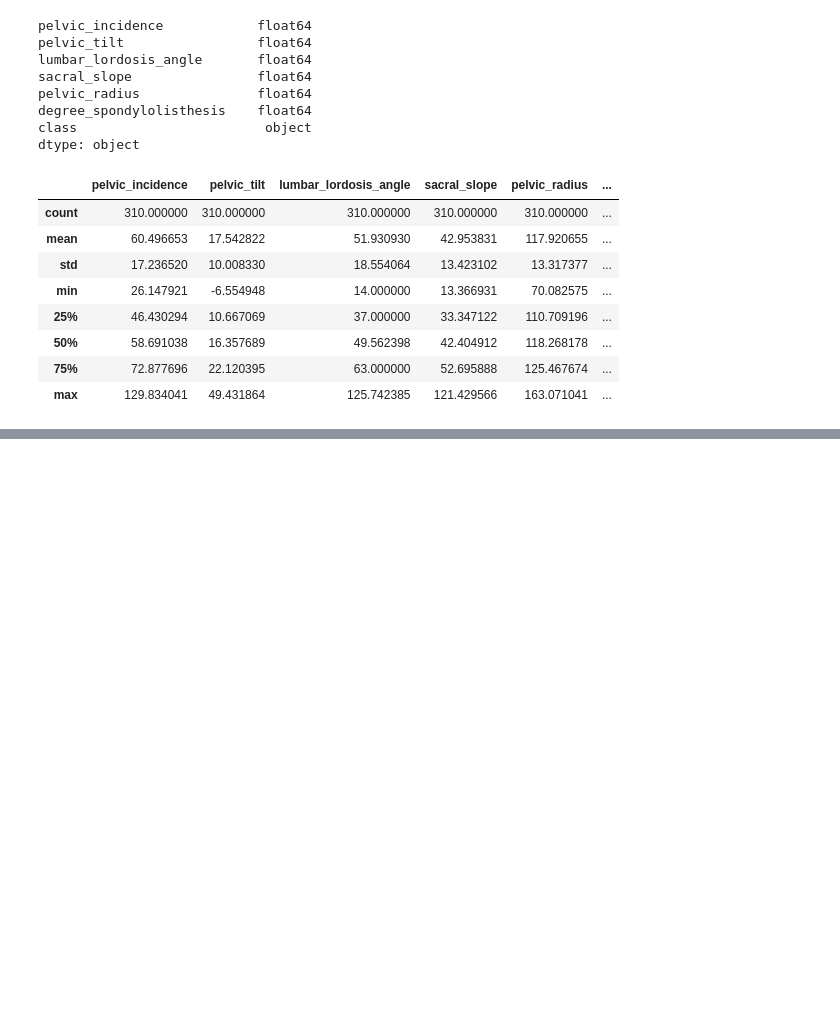
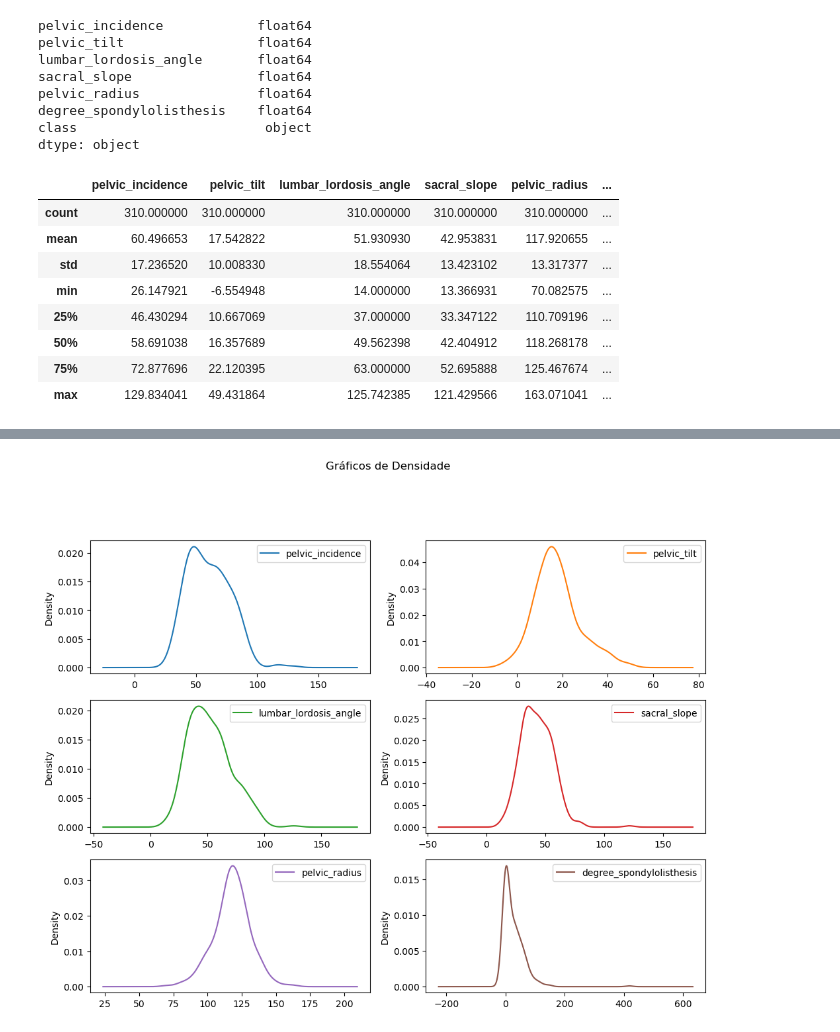
Before and after one commit to OPeaga/AWS_Academy_Labs, a Jupyter notebook: LAB3.1_my_first_aws_notebook.ipynb, the cells around one changed output, grey strips where cells are left out. Cells and saved outputs as stored; diff of their text form; code cells hidden in the pictures; blank space fills up the shorter version.

```diff
--- a/LAB3.1_my_first_aws_notebook.ipynb
+++ b/LAB3.1_my_first_aws_notebook.ipynb
@@ -60,0 +69,5 @@ df.describe()
+# %%
+df.plot(kind='density',subplots=True,layout=(4,2),figsize=(12,12),sharex=False, title= "Gráficos de Densidade")
+plt.show()
+# %% [output]
+[figure, added]
```
Also changed, not shown: parts of 17 cells of this notebook.
